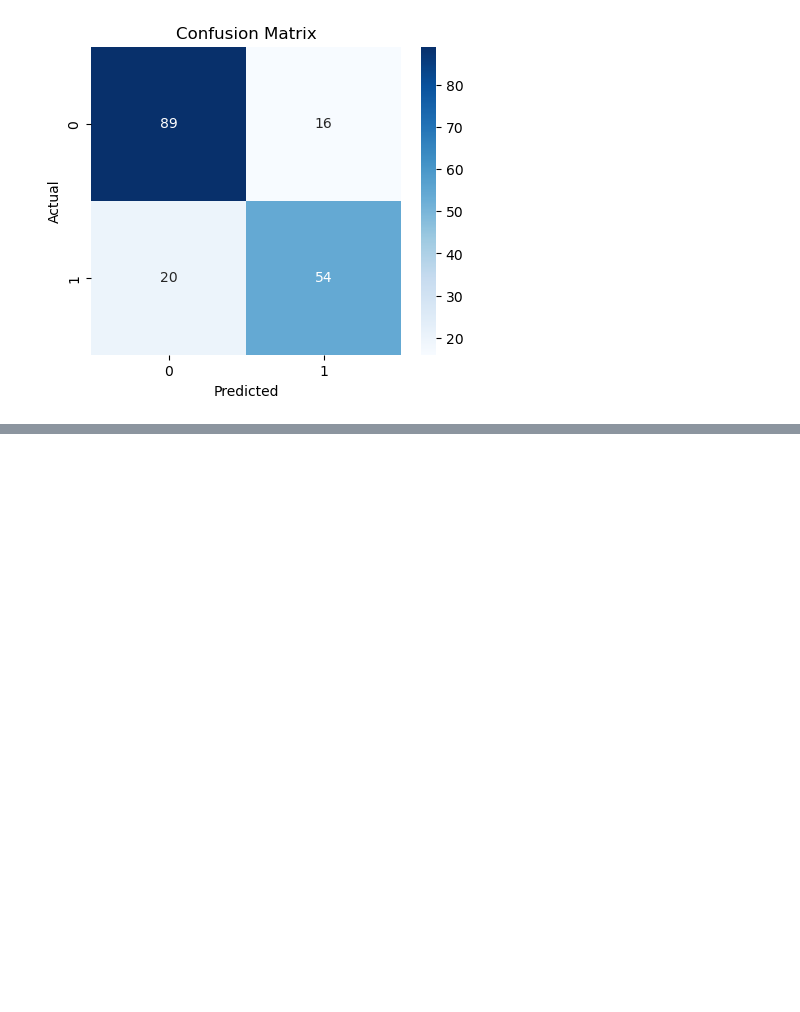
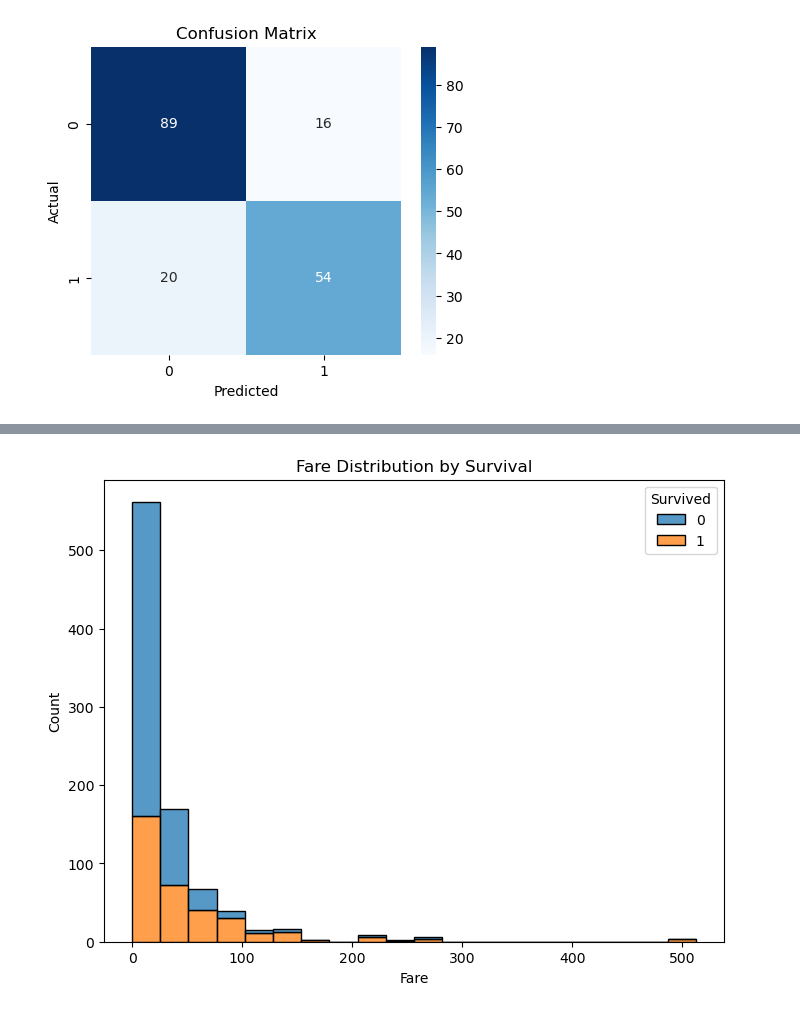
Before and after one commit to SanikaHY/Titanic-Survival-Prediction, a Jupyter notebook: titanic.ipynb, the cells around one changed output, grey strips where cells are left out. Cells and saved outputs as stored; diff of their text form; code cells hidden in the pictures; blank space fills up the shorter version.

```diff
--- a/titanic.ipynb
+++ b/titanic.ipynb
@@ -307,0 +393,9 @@ print(os.listdir())
+# %%
+plt.figure(figsize=(8,6))
+sns.histplot(data=df, x="Fare", hue="Survived", bins=20, multiple="stack")
+plt.title("Fare Distribution by Survival")
+plt.xlabel("Fare")
+plt.ylabel("Count")
+plt.show()
+# %% [output]
+[figure, added]
```
Also changed, not shown: parts of 17 cells of this notebook.
